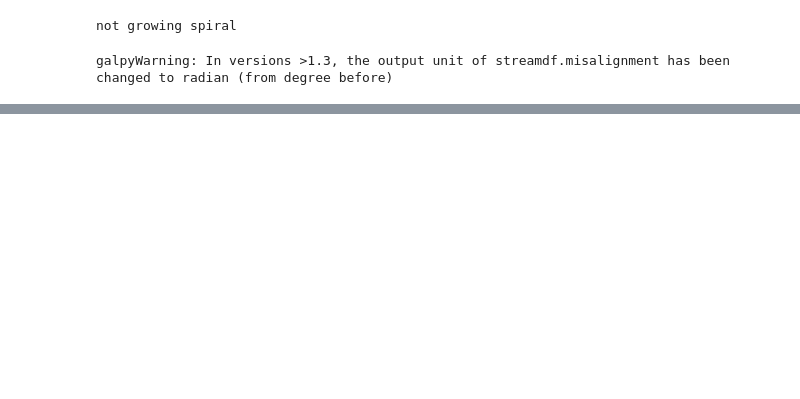
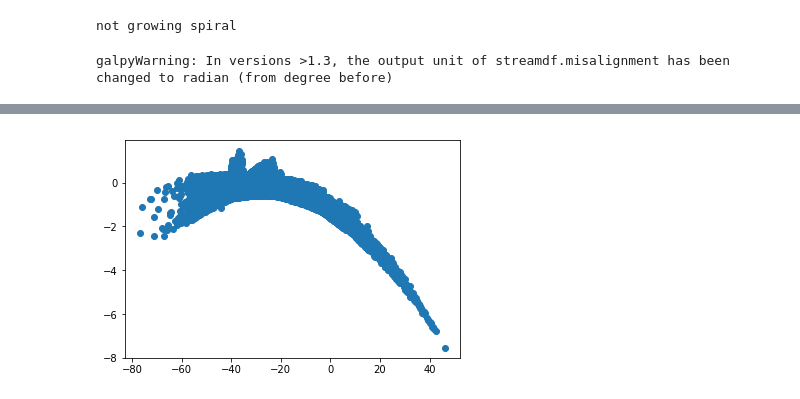
Before and after one commit to nbanik/Analyze_GD-1, a Jupyter notebook: spraydf_combine_bar+spiral and subhalos.ipynb, the cells around one changed output, grey strips where cells are left out. Drawn from its saved outputs; the diff is of its cells as text; code cells hidden in the pictures; blank space fills up the shorter version.

Commit message:
effect of subhalos in spraydf

```diff
--- a/spraydf_combine_bar+spiral and subhalos.ipynb
+++ b/spraydf_combine_bar+spiral and subhalos.ipynb
@@ -294,0 +317,21 @@ plt.show()
+# %%
+#R   phi   z   vR    vT    vz
+Rdat=[]
+phidat=[]
+zdat=[]
+
+for ii in range(400):
+    R,phi,z,_,_,_=np.loadtxt("sample_spraydf_subhalos/MWPotential2014/sample_spraydf_subhalos_N100_MWPotential2014_GD1stream_trailing_batch{}.dat".format(ii),unpack=True)
+    for jj in range(len(R)):
+        Rdat.append(R[jj])
+        phidat.append(phi[jj])
+        zdat.append(z[jj])
+
+
+p1_dat,p2_dat=galcencyl_to_phi12(Rdat,phidat,zdat)
+
+plt.figure()
+plt.scatter(p1_dat,p2_dat)
+plt.show()
+# %% [output]
+[figure, added]
```
Also changed, not shown: parts of 8 cells of this notebook, 1 other file.
